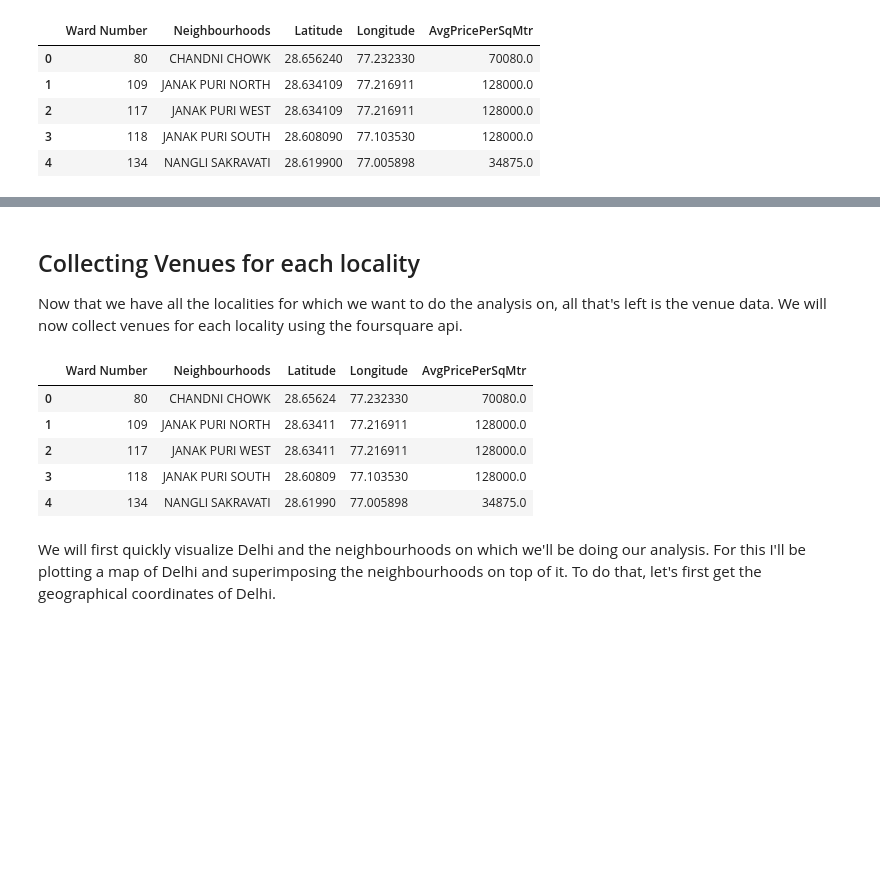
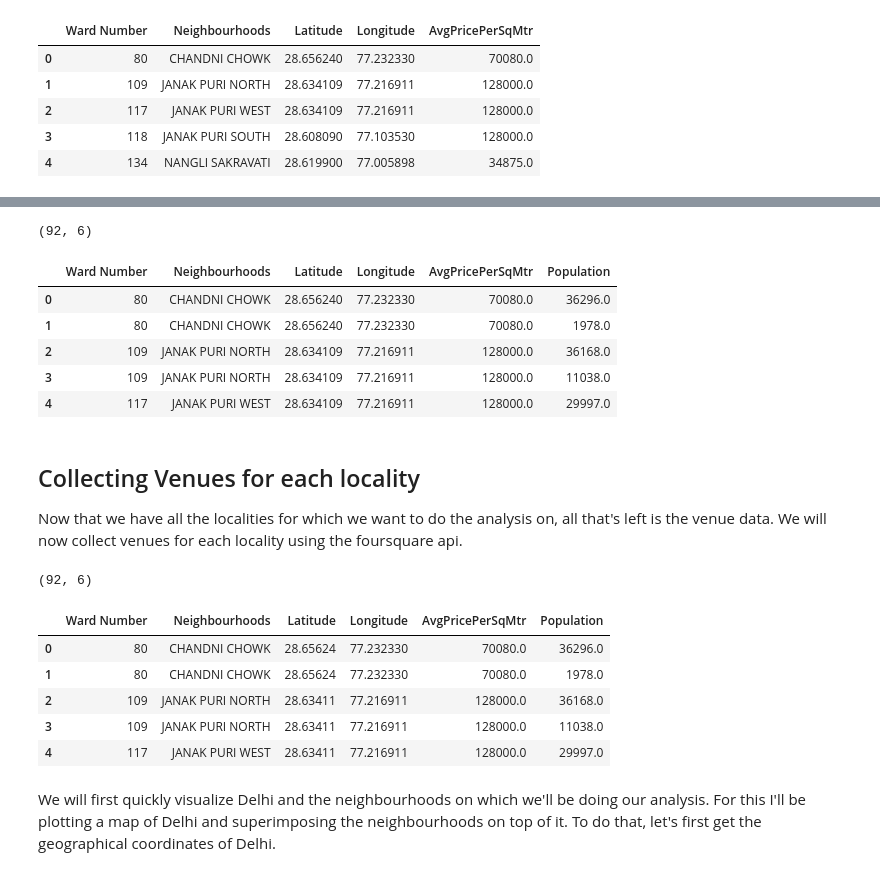
Before and after one commit to rahul-agar/Coursera_Capstone, a Jupyter notebook: Capstone.ipynb, the cells around one changed output, grey strips where cells are left out. Saved outputs shown, nothing was run; the diff lists cells and outputs as text; code cells hidden in the pictures; blank space fills up the shorter version.

```diff
--- a/Capstone.ipynb
+++ b/Capstone.ipynb
@@ -175 +255,12 @@ delhi_select.head()
+# %%
+print(delhi_data.shape)
+delhi_data.head()
+# %% [output]
+(92, 6)
+|  | Ward Number | Neighbourhoods | Latitude | Longitude | AvgPricePerSqMtr | Population |
+| 0 | 80 | CHANDNI CHOWK | 28.656240 | 77.232330 | 70080.0 | 36296.0 |
+| 1 | 80 | CHANDNI CHOWK | 28.656240 | 77.232330 | 70080.0 | 1978.0 |
+| 2 | 109 | JANAK PURI NORTH | 28.634109 | 77.216911 | 128000.0 | 36168.0 |
+| 3 | 109 | JANAK PURI NORTH | 28.634109 | 77.216911 | 128000.0 | 11038.0 |
+| 4 | 117 | JANAK PURI WEST | 28.634109 | 77.216911 | 128000.0 | 29997.0 |
 # %%
@@ -179,14 +270,16 @@ delhi_select.to_csv(r'DelhiHoodData.csv',index=None, header=True)
 Now that we have all the localities for which we want to do the analysis on, all that's left is the venue data. We will now collect venues for each locality using the foursquare api.
 # %%
 delhi_data = pd.read_csv('DelhiHoodData.csv')
+print(delhi_data.shape)
 delhi_data.head()
 # %% [output]
+(92, 6)
-|  | Ward Number | Neighbourhoods | Latitude | Longitude | AvgPricePerSqMtr |
-| 0 | 80 | CHANDNI CHOWK | 28.65624 | 77.232330 | 70080.0 |
-| 1 | 109 | JANAK PURI NORTH | 28.63411 | 77.216911 | 128000.0 |
-| 2 | 117 | JANAK PURI WEST | 28.63411 | 77.216911 | 128000.0 |
-| 3 | 118 | JANAK PURI SOUTH | 28.60809 | 77.103530 | 128000.0 |
-| 4 | 134 | NANGLI SAKRAVATI | 28.61990 | 77.005898 | 34875.0 |
+|  | Ward Number | Neighbourhoods | Latitude | Longitude | AvgPricePerSqMtr | Population |
+| 0 | 80 | CHANDNI CHOWK | 28.65624 | 77.232330 | 70080.0 | 36296.0 |
+| 1 | 80 | CHANDNI CHOWK | 28.65624 | 77.232330 | 70080.0 | 1978.0 |
+| 2 | 109 | JANAK PURI NORTH | 28.63411 | 77.216911 | 128000.0 | 36168.0 |
+| 3 | 109 | JANAK PURI NORTH | 28.63411 | 77.216911 | 128000.0 | 11038.0 |
+| 4 | 117 | JANAK PURI WEST | 28.63411 | 77.216911 | 128000.0 | 29997.0 |
 # %% [markdown]
 We will first quickly visualize Delhi and the neighbourhoods on which we'll be doing our analysis. For this I'll be plotting a map of Delhi and superimposing the neighbourhoods on top of it. To do that, let's first get the geographical coordinates of Delhi.
 # %%
```
Also changed, not shown: parts of 16 cells of this notebook.
